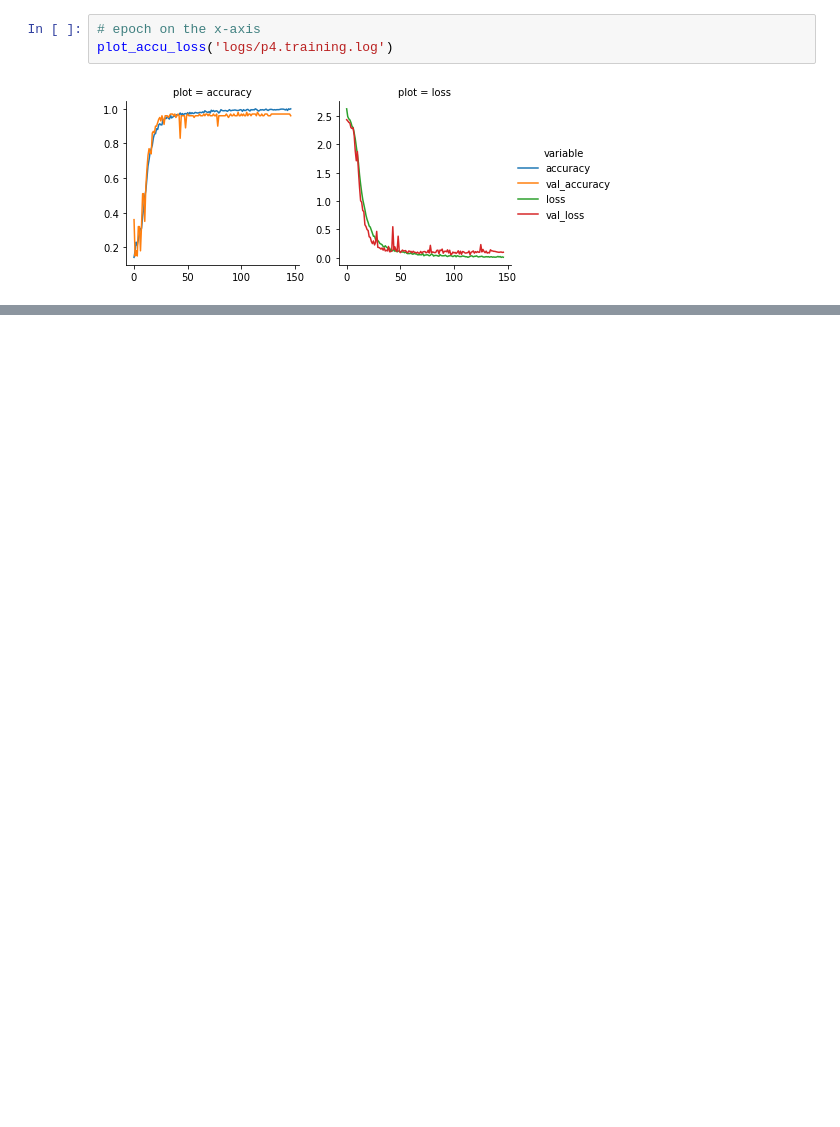
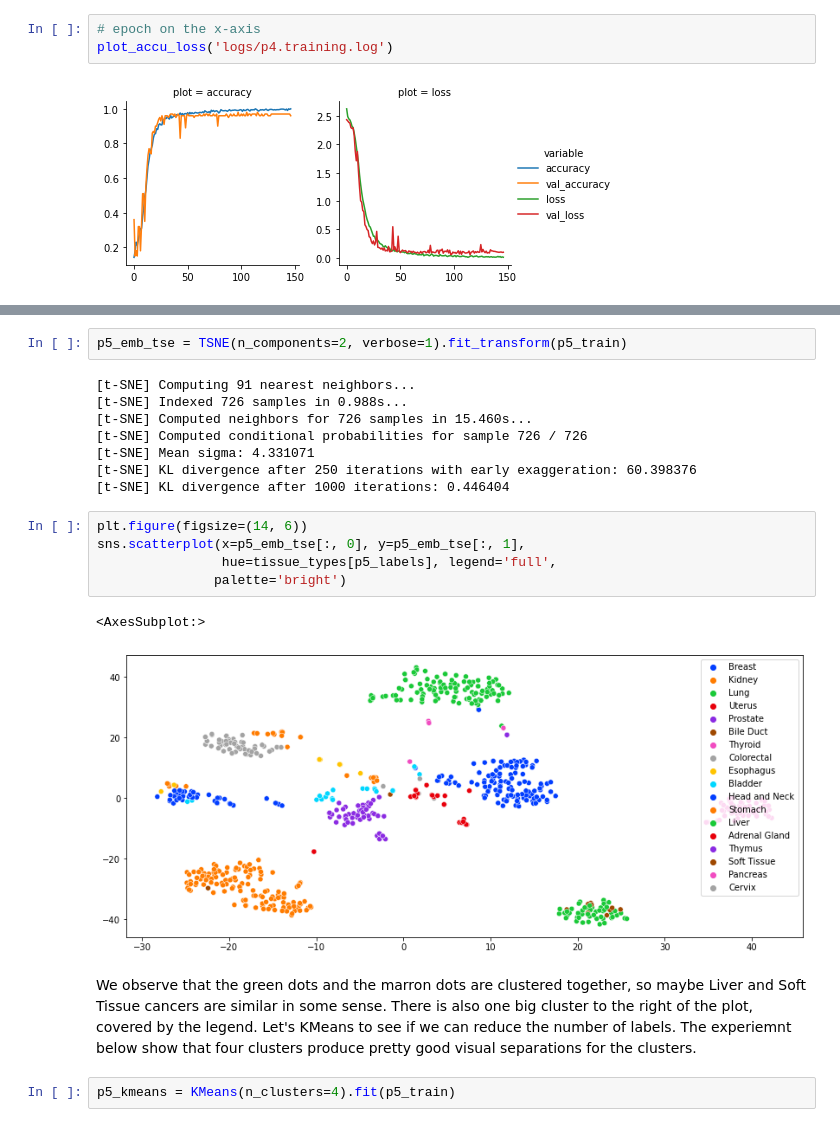
Before and after one commit to RuolinZheng08/cmsc33750-machine-learning-and-cancer, a Jupyter notebook: hw4/hw4_eval.ipynb, the cells around one changed output, grey strips where cells are left out. Saved outputs shown, nothing was run; the diff lists cells and outputs as text; blank space fills up the shorter version.

```diff
--- a/hw4/hw4_eval.ipynb
+++ b/hw4/hw4_eval.ipynb
@@ -236,0 +268,22 @@ This is a fairly small dataset
+# %%
+p5_emb_tse = TSNE(n_components=2, verbose=1).fit_transform(p5_train)
+# %% [output]
+[t-SNE] Computing 91 nearest neighbors...
+[t-SNE] Indexed 726 samples in 0.988s...
+[t-SNE] Computed neighbors for 726 samples in 15.460s...
+[t-SNE] Computed conditional probabilities for sample 726 / 726
+[t-SNE] Mean sigma: 4.331071
+[t-SNE] KL divergence after 250 iterations with early exaggeration: 60.398376
+[t-SNE] KL divergence after 1000 iterations: 0.446404
+# %%
+plt.figure(figsize=(14, 6))
+sns.scatterplot(x=p5_emb_tse[:, 0], y=p5_emb_tse[:, 1],
+                hue=tissue_types[p5_labels], legend='full',
+               palette='bright')
+# %% [output]
+<AxesSubplot:>
+[figure, added]
+# %% [markdown]
+We observe that the green dots and the marron dots are clustered together, so maybe Liver and Soft Tissue cancers are similar in some sense. There is also one big cluster to the right of the plot, covered by the legend. Let's KMeans to see if we can reduce the number of labels. The experiemnt below show that four clusters produce pretty good visual separations for the clusters.
+# %%
+p5_kmeans = KMeans(n_clusters=4).fit(p5_train)
```
Also changed, not shown: parts of 61 cells of this notebook, 4 other files.
